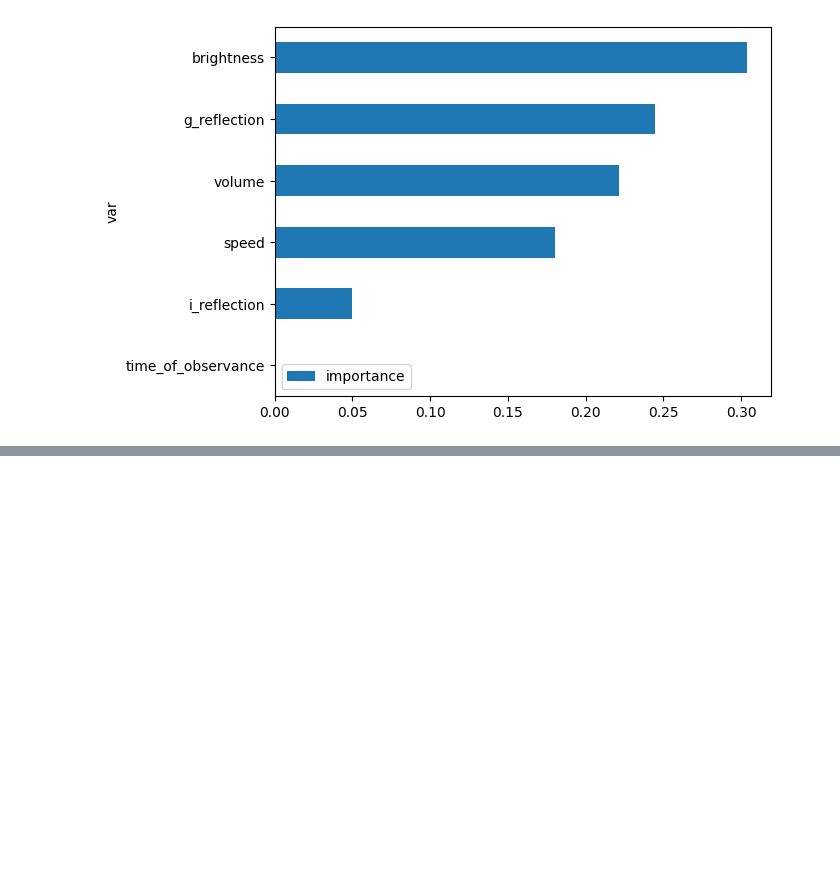
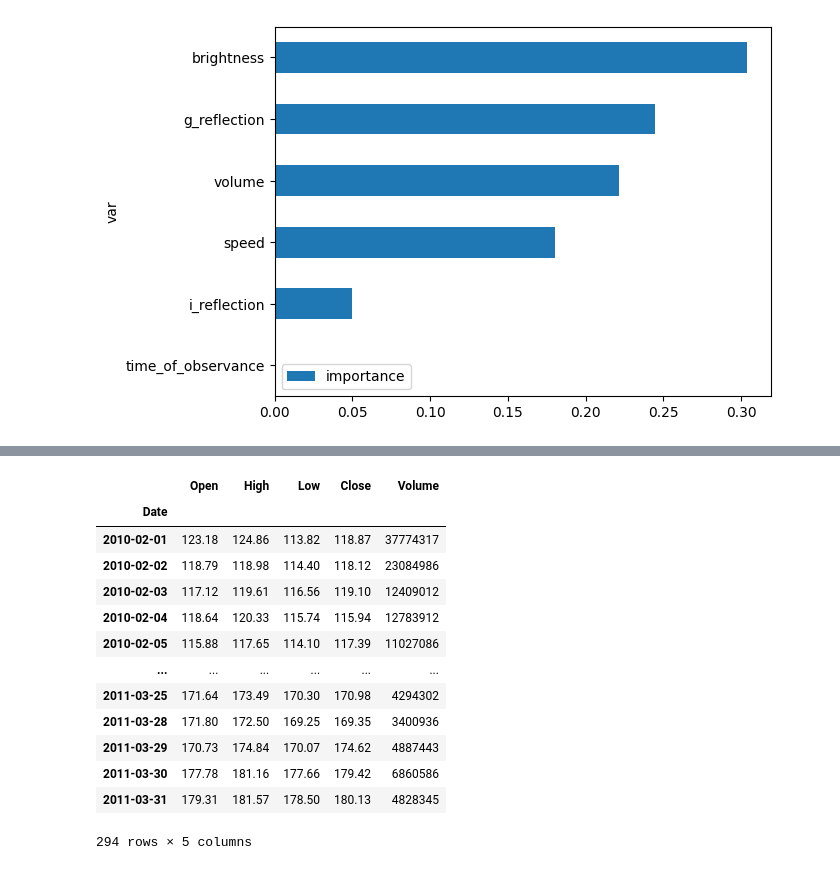
Before and after one commit to SArsenii/ALearningRecord, a Jupyter notebook: IDS/Week 3/3.ipynb, the cells around one changed output, grey strips where cells are left out. Drawn from its saved outputs; the diff is of its cells as text; code cells hidden in the pictures; blank space fills up the shorter version.

```diff
--- a/IDS/Week 3/3.ipynb
+++ b/IDS/Week 3/3.ipynb
@@ -107,0 +257,17 @@ fi_df.sort_values('importance', ascending=True).plot.barh(y='importance', x='var
+# %%
+stock['2010-02':'2011-03']
+# %% [output]
+|  | Open | High | Low | Close | Volume |
+| Date |  |  |  |  |  |
+| 2010-02-01 | 123.18 | 124.86 | 113.82 | 118.87 | 37774317 |
+| 2010-02-02 | 118.79 | 118.98 | 114.40 | 118.12 | 23084986 |
+| 2010-02-03 | 117.12 | 119.61 | 116.56 | 119.10 | 12409012 |
+| 2010-02-04 | 118.64 | 120.33 | 115.74 | 115.94 | 12783912 |
+| 2010-02-05 | 115.88 | 117.65 | 114.10 | 117.39 | 11027086 |
+| ... | ... | ... | ... | ... | ... |
+| 2011-03-25 | 171.64 | 173.49 | 170.30 | 170.98 | 4294302 |
+| 2011-03-28 | 171.80 | 172.50 | 169.25 | 169.35 | 3400936 |
+| 2011-03-29 | 170.73 | 174.84 | 170.07 | 174.62 | 4887443 |
+| 2011-03-30 | 177.78 | 181.16 | 177.66 | 179.42 | 6860586 |
+| 2011-03-31 | 179.31 | 181.57 | 178.50 | 180.13 | 4828345 |
+294 rows × 5 columns
```
Also changed, not shown: parts of 32 cells of this notebook.
